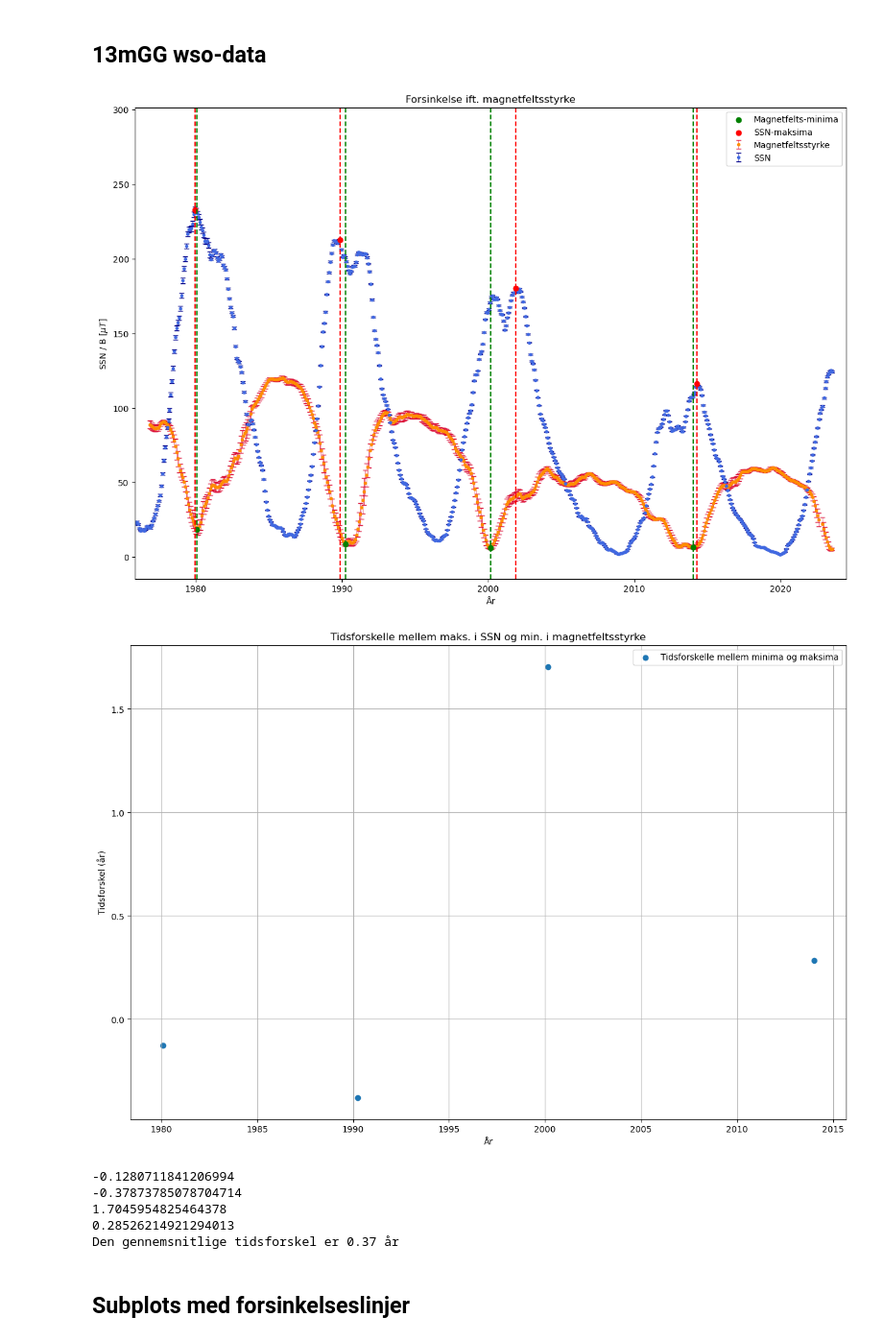
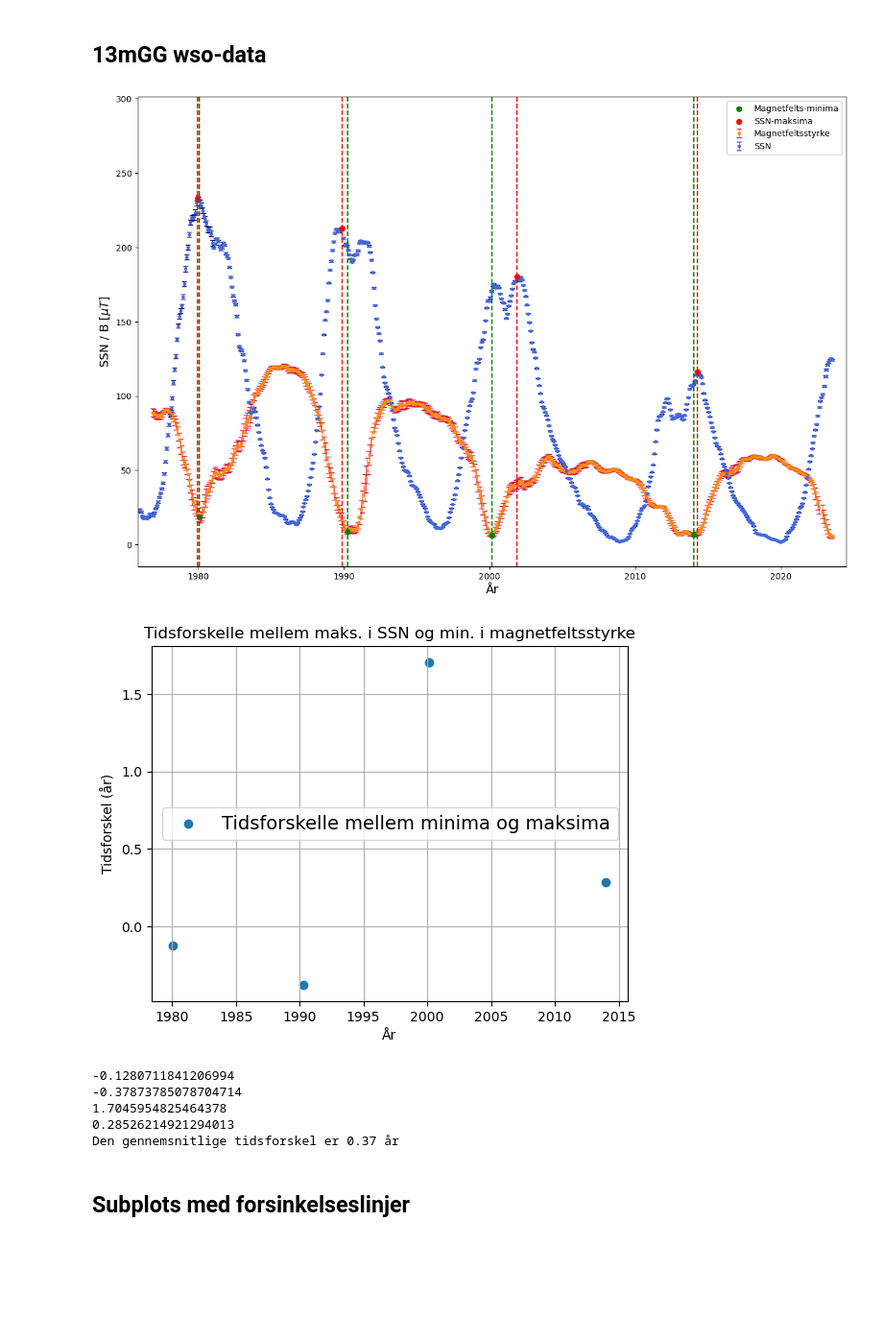
Before and after one commit to Focus9752/Solpletter_projekt, a Jupyter notebook: Magnus carlsen/hysterese/hysterese.ipynb, the cells around one changed output. Shown: that part at 96% size. Cells and saved outputs as stored; diff of their text form; code cells hidden in the pictures; blank space fills up the shorter version.

```diff
--- a/Magnus carlsen/hysterese/hysterese.ipynb
+++ b/Magnus carlsen/hysterese/hysterese.ipynb
@@ -319,20 +319,6 @@ print("Den gennemsnitlige tidsforskel er{: .2f} år".format(np.mean(timediffs)))
 Den gennemsnitlige tidsforskel er 0.33 år
 # %% [markdown]
 # Med smoothed magnetfeltsdata
-# %%
-# Smukke farver trololulu
-color_SSN = "crimson"
-color_SSN_uncert = "black"
-color_WSO = "teal"
-color_WSO_uncert = "purple"
-
-# Set of colours for the first data
-color_SSN = 'royalblue'  # Colour for the data points
-color_SSN_uncert = 'darkblue'  # Colour for the uncertainties
-
-# Set of colours for the second data
-color_WSO_uncert = 'peachpuff'  # Colour for the data points
-color_WSO_uncert = 'darkorange'  # Colour for the uncertainties
 # %%
 loc1 = r"C:\Users\marcu\OneDrive\Documents\GitHub\Solpletter_projekt\Magnus carlsen\data\WSO_smoothed.csv"
 
@@ -473,40 +459,38 @@ plt.scatter([elem[0] for elem in sunspot_number_maxima], [elem[1] for elem in su
 # Plot lodrette linjer for minima og maksima
 for elem in wso_minima:
     plt.axvline(x=elem[0], color='green', linestyle='--')
 for elem in sunspot_number_maxima:
     plt.axvline(x=elem[0], color='red', linestyle='--')
 
 
-plt.xlabel("År")
-plt.ylabel(r"SSN / B [$\mu T$]")
-plt.title("Forsinkelse ift. magnetfeltsstyrke")
+plt.xlabel("År", fontsize=14)
+plt.ylabel(r"SSN / B [$\mu T$]", fontsize=14)
 plt.legend()
 
 # Vis kun området med magnetfeltsdata
 plt.xlim(np.min(wso_smoothed_date_arr) - 1, np.max(wso_smoothed_date_arr) + 1)
 
 plt.show()
 
 
 
 # Plot tidsforskelle
-plt.figure(figsize=(15, 10))
 plt.grid()
 plt.scatter([elem[0] for elem in wso_minima], timediffs, label="Tidsforskelle mellem minima og maksima")
 plt.xlabel("År")
 plt.ylabel("Tidsforskel (år)")
 plt.title("Tidsforskelle mellem maks. i SSN og min. i magnetfeltsstyrke")
-plt.legend()
+plt.legend(fontsize=14)
 
 plt.show()
 
 for timediff in timediffs:
     print(timediff)
 
 print("Den gennemsnitlige tidsforskel er{: .2f} år".format(np.mean(timediffs)))
 # %% [output]
-[figure, old version]
+[figure, new version]
-[figure, old version]
+[figure, new version]
 -0.1280711841206994
 -0.37873785078704714
 1.7045954825464378
```
Also changed, not shown: parts of 2 cells of this notebook, 5 other files.
